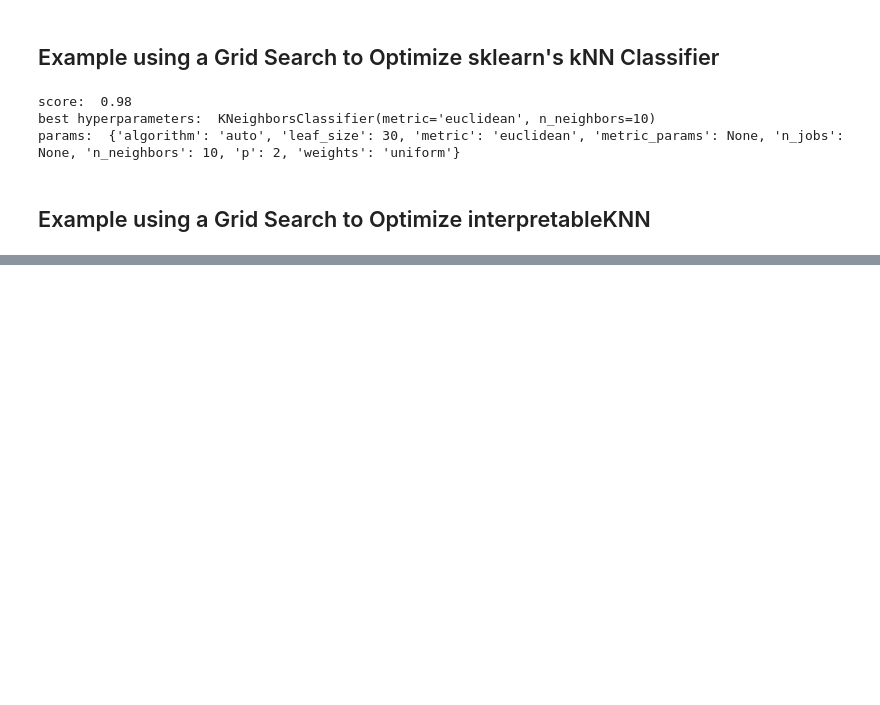
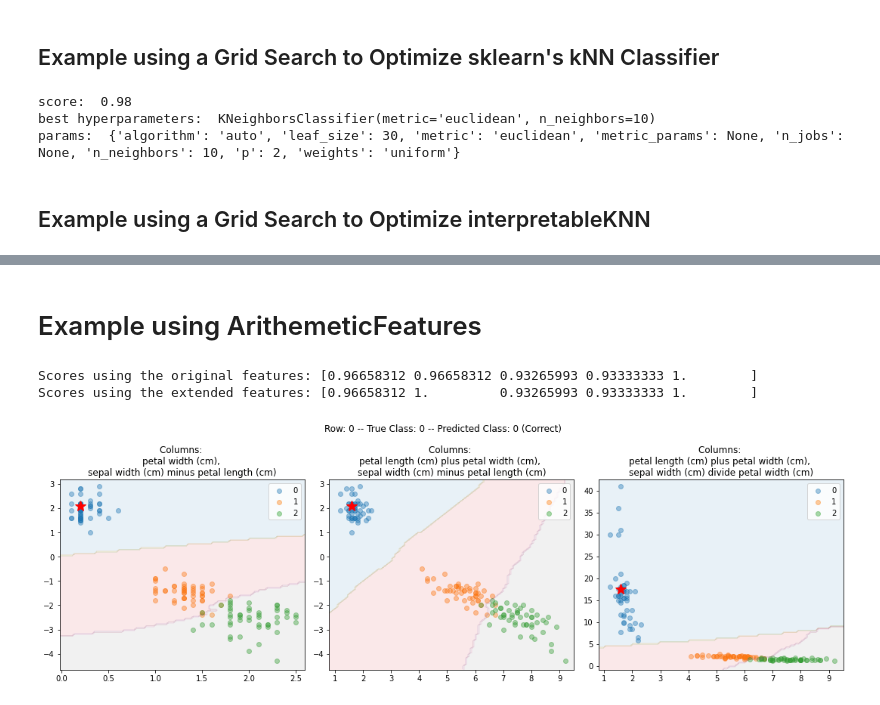
Before and after one commit to Brett-Kennedy/ikNN, a Jupyter notebook: examples/Simple_Example_ikNN.ipynb, the cells around one changed output, grey strips where cells are left out. Saved outputs shown, nothing was run; the diff lists cells and outputs as text; code cells hidden in the pictures; blank space fills up the shorter version.

```diff
--- a/examples/Simple_Example_ikNN.ipynb
+++ b/examples/Simple_Example_ikNN.ipynb
@@ -195 +212,34 @@ score:  0.9666633329999667
 best hyperparameters:  ikNNClassifier(n_neighbors=20, num_best_spaces=4, weight_by_score=False)
+# %% [markdown]
+# Example using ArithemeticFeatures
+# %%
+# ikNN can take advantage of engineered features such as those produced
+# by ArithmeticFeatures in a more robust manner than many predictors, as
+# it uses only two features per subspace, and takes only the strongest
+# of these.
+
+import sys
+sys.path.insert(0, 'C:\python_projects\ArithmeticFeatures_project\ArithmeticFeatures')
+from ArithmeticFeatures import ArithmeticFeatures
+
+X, y = get_iris()
+clf = ikNNClassifier()
+scores = cross_validate(clf, X, y, cv=5, scoring='f1_macro', return_train_score=True)
+print("Scores using the original features:", scores['test_score'])
+
+arith = ArithmeticFeatures()
+extended_X = pd.DataFrame(arith.fit_transform(X), columns=arith.get_feature_names())
+clf = ikNNClassifier()
+scores = cross_validate(clf, extended_X, y, cv=5, scoring='f1_macro', return_train_score=True)
+print("Scores using the extended features:", scores['test_score'])
+# %% [output]
+Scores using the original features: [0.96658312 0.96658312 0.93265993 0.93333333 1.        ]
+Scores using the extended features: [0.96658312 1.         0.93265993 0.93333333 1.        ]
+# %%
+row_num = 0
+clf = ikNNClassifier()
+clf.fit(extended_X, y)
+clf.predict(extended_X)
+clf.graph_predictions(extended_X.loc[row_num], row_num, y[row_num], extended_X.columns, num_spaces_shown=3)
+# %% [output]
+[figure, added]
```
Also changed, not shown: parts of 6 cells of this notebook.
